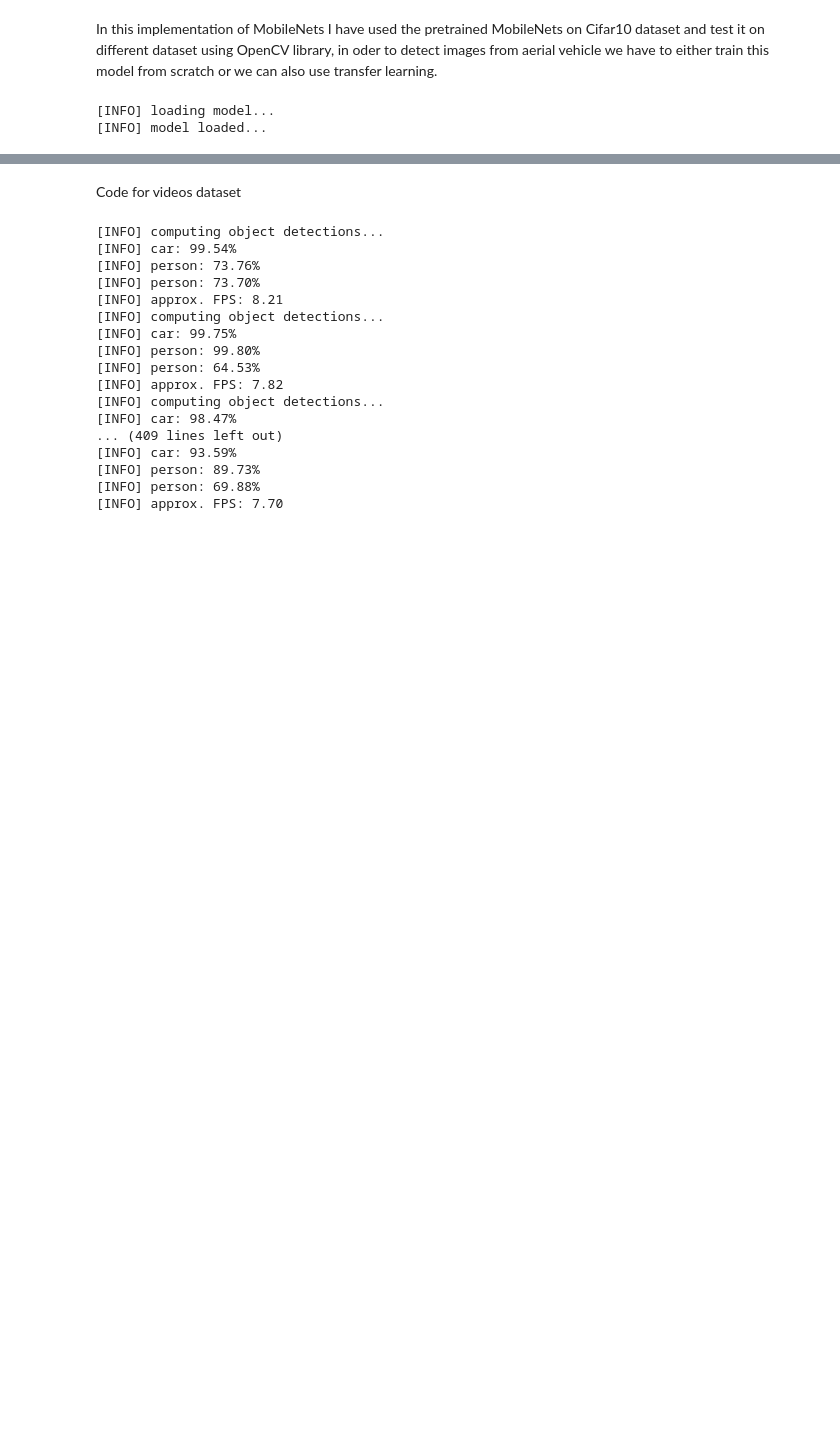
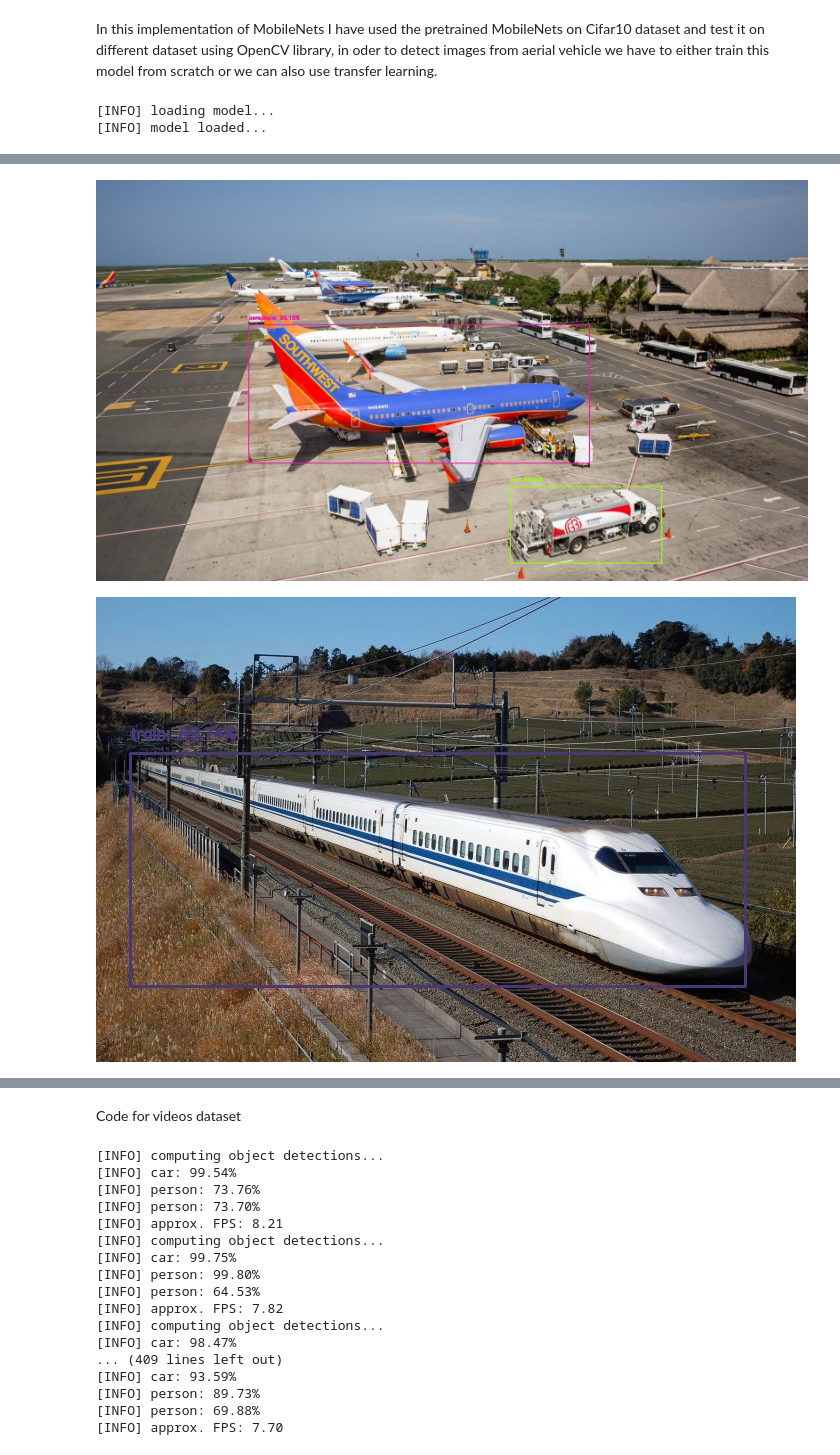
Before and after one commit to geekysethi/object-detection, a Jupyter notebook: object-detection.ipynb, the cells around one changed output, grey strips where cells are left out. Cells and saved outputs as stored; diff of their text form; code cells hidden in the pictures; blank space fills up the shorter version.

```diff
--- a/object-detection.ipynb
+++ b/object-detection.ipynb
@@ -91,0 +105,8 @@ plt.show()
+# %%
+path=glob.glob('results//*jpg')
+
+for i in path:
+    display(Image(i))
+# %% [output]
+[figure, added]
+[figure, added]
```
Also changed, not shown: parts of 4 cells of this notebook, 15 other files.
